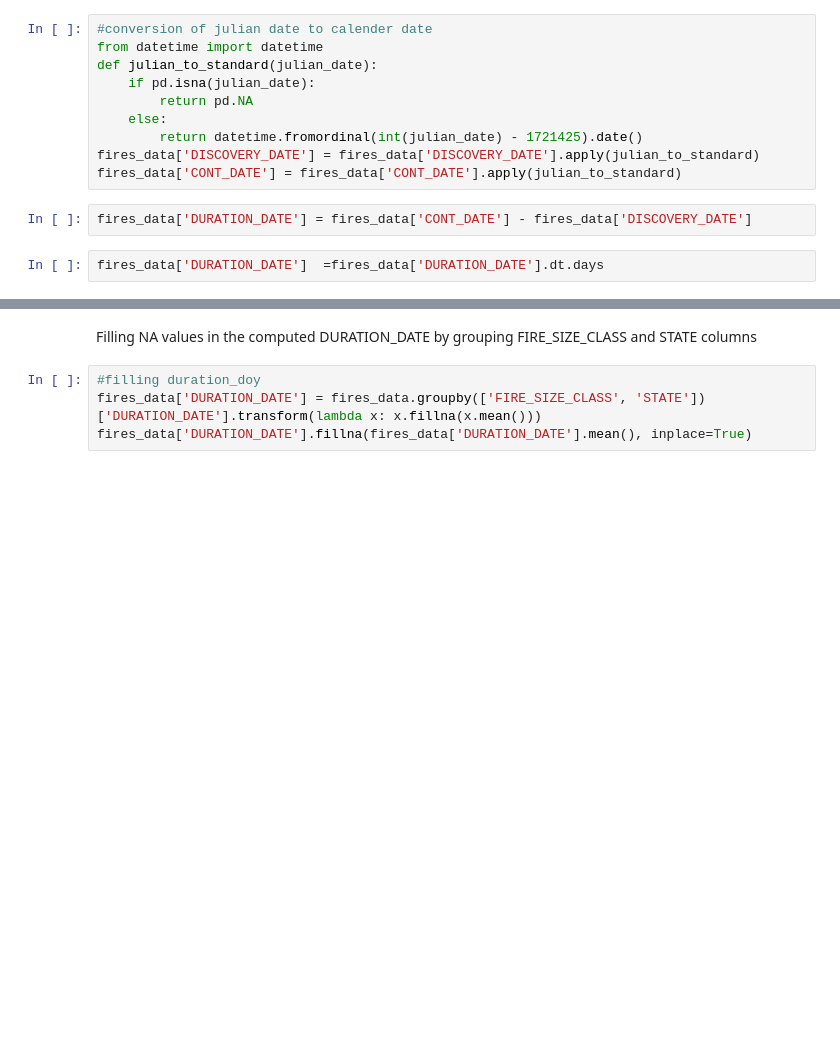
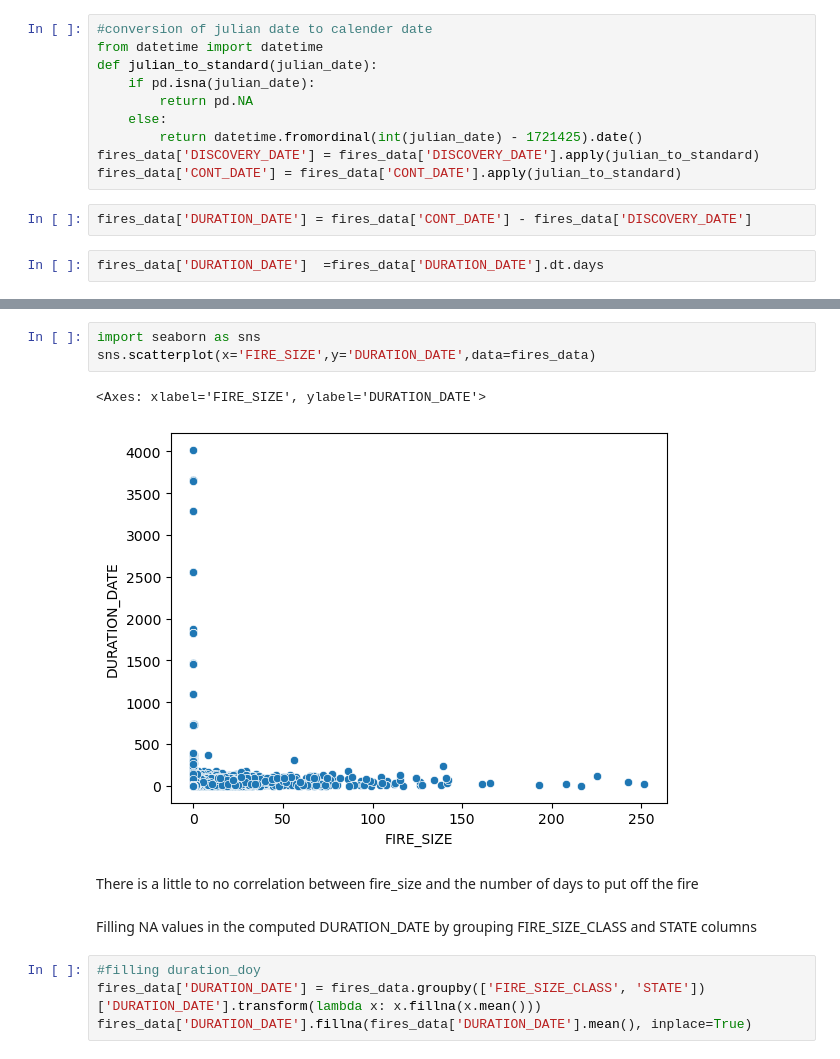
Before and after one commit to Sandeep8021/Wild-Fire-Prediction, a Jupyter notebook: Wild Fire Prediction v1.ipynb, the cells around one changed output, grey strips where cells are left out. Drawn from its saved outputs; the diff is of its cells as text; blank space fills up the shorter version.

```diff
--- a/Wild Fire Prediction v1.ipynb
+++ b/Wild Fire Prediction v1.ipynb
@@ -187,3 +219,11 @@ fires_data['DURATION_DATE']  =fires_data['DURATION_DATE'].dt.days
+# %%
+import seaborn as sns
+sns.scatterplot(x='FIRE_SIZE',y='DURATION_DATE',data=fires_data)
+# %% [output]
+<Axes: xlabel='FIRE_SIZE', ylabel='DURATION_DATE'>
+[figure, added]
+# %% [markdown]
+There is a little to no correlation between fire_size and the number of days to put off the fire
 # %% [markdown]
 Filling NA values in the computed DURATION_DATE by grouping FIRE_SIZE_CLASS and STATE columns
 # %%
```
Also changed, not shown: parts of 35 cells of this notebook.
